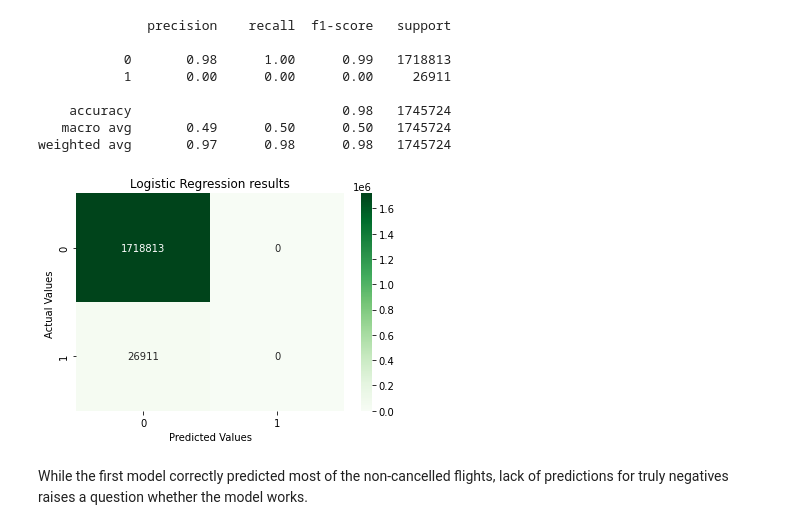
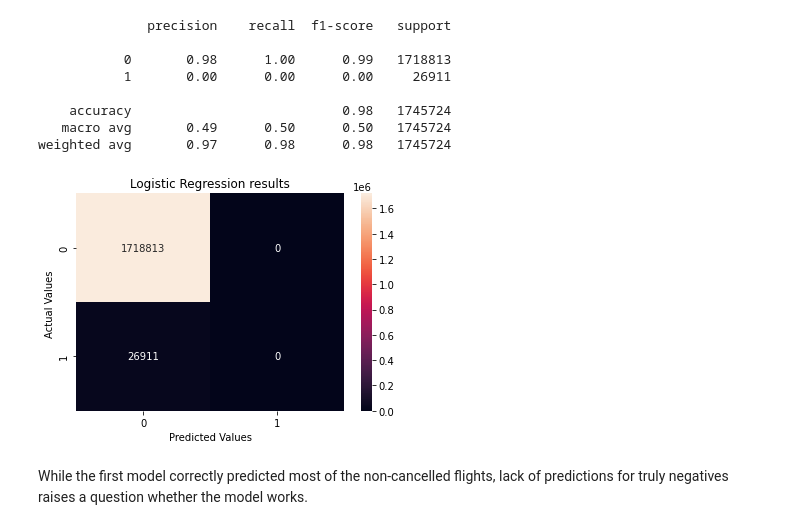
Before and after one commit to Salanakya/Flight-Cancellations, a Jupyter notebook: flight_cancellations_main.ipynb, the cells around one changed output. Saved outputs shown, nothing was run; the diff lists cells and outputs as text; code cells hidden in the pictures.

```diff
--- a/flight_cancellations_main.ipynb
+++ b/flight_cancellations_main.ipynb
@@ -403,15 +423,15 @@ weighted avg       0.97      0.98      0.98   1745724
 # %%
 #confusion matrix
 cm = confusion_matrix(y_test, LogReg_predictions)
 
-ax = sns.heatmap(cm, annot=True, cmap='Greens', fmt='.0f')
+ax = sns.heatmap(cm, annot=True, fmt='.0f')
 
 ax.set_title('Logistic Regression results')
 ax.set_xlabel('Predicted Values')
 ax.set_ylabel('Actual Values ')
 plt.show()
 # %% [output]
-[figure, old version]
+[figure, new version]
 # %% [markdown]
 While the first model correctly predicted most of the non-cancelled flights, lack of predictions for truly negatives raises a question whether the model works.
 # %% [markdown]
```
Also changed, not shown: parts of 4 cells of this notebook.
